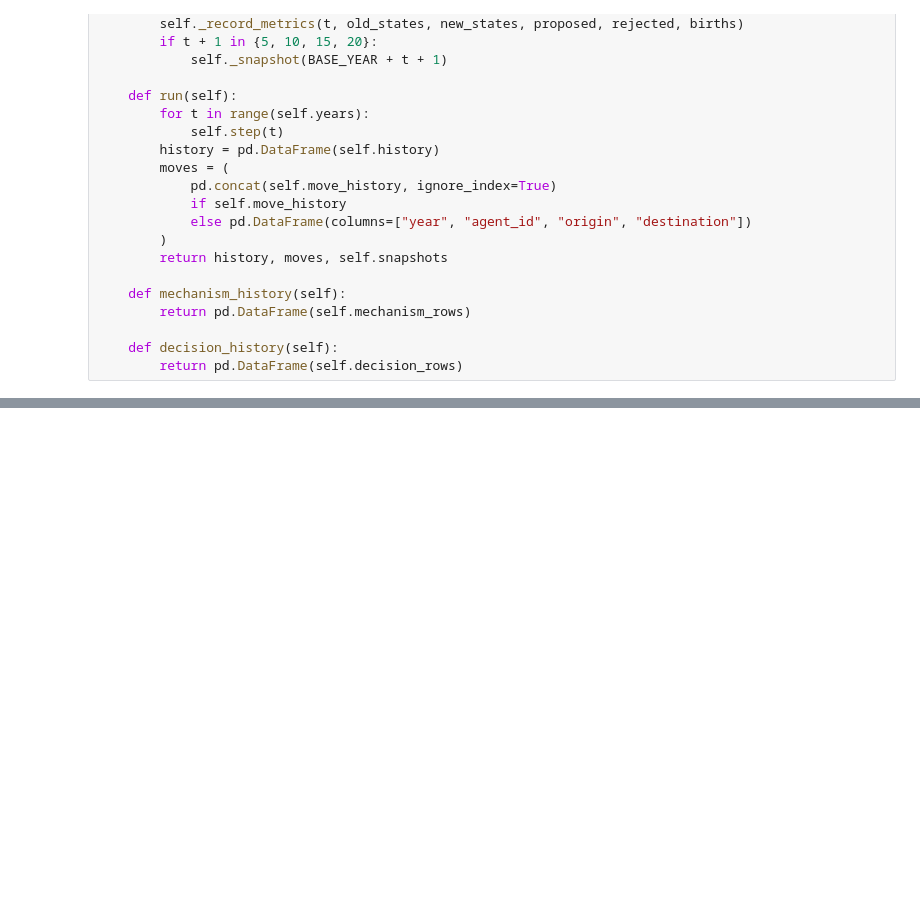
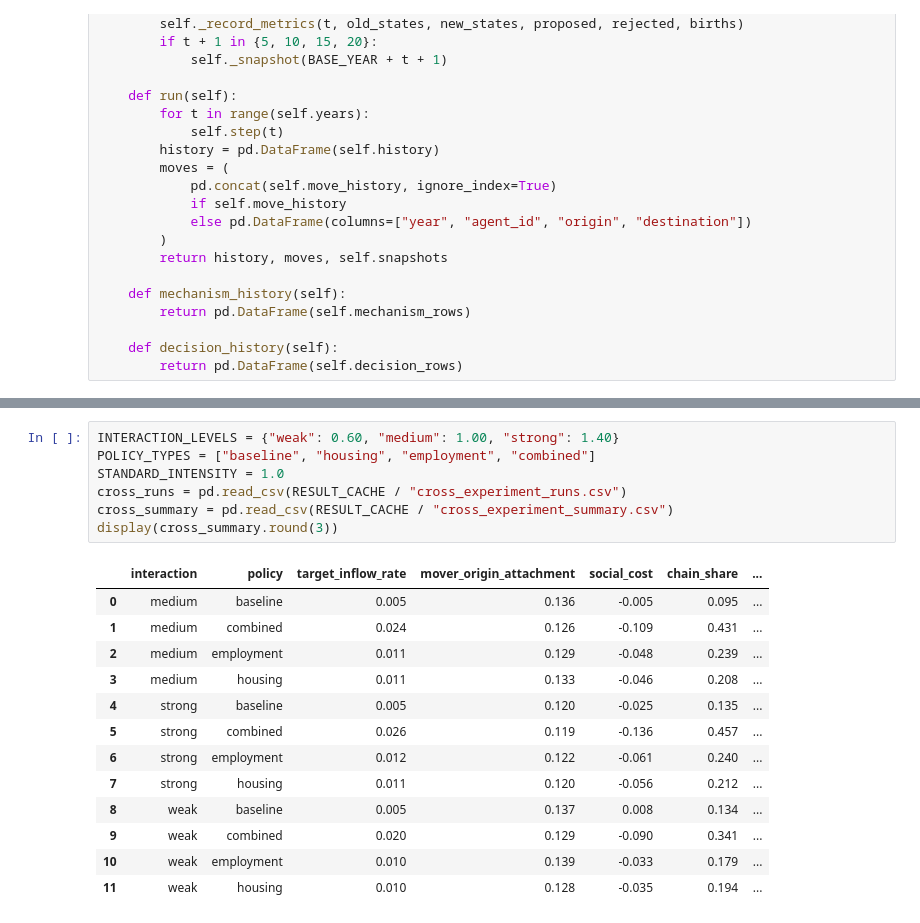
Before and after one commit to Jeremy-Xujia-Chen/CITS4403-GROUP-PROJECT, a Jupyter notebook: 0914-1_v8.ipynb, the cells around one changed output, grey strips where cells are left out. Saved outputs shown, nothing was run; the diff lists cells and outputs as text; blank space fills up the shorter version.

Commit message:
Add move-rate calibration, no-policy baseline and policy x social-tie cross experiment (cells 23-28)

```diff
--- a/0914-1_v8.ipynb
+++ b/0914-1_v8.ipynb
@@ -1459,0 +1501,21 @@ class PolicySocialABM:
+# %%
+INTERACTION_LEVELS = {"weak": 0.60, "medium": 1.00, "strong": 1.40}
+POLICY_TYPES = ["baseline", "housing", "employment", "combined"]
+STANDARD_INTENSITY = 1.0
+cross_runs = pd.read_csv(RESULT_CACHE / "cross_experiment_runs.csv")
+cross_summary = pd.read_csv(RESULT_CACHE / "cross_experiment_summary.csv")
+display(cross_summary.round(3))
+# %% [output]
+|  | interaction | policy | target_inflow_rate | mover_origin_attachment | social_cost | chain_share | ... |
+| 0 | medium | baseline | 0.005 | 0.136 | -0.005 | 0.095 | ... |
+| 1 | medium | combined | 0.024 | 0.126 | -0.109 | 0.431 | ... |
+| 2 | medium | employment | 0.011 | 0.129 | -0.048 | 0.239 | ... |
+| 3 | medium | housing | 0.011 | 0.133 | -0.046 | 0.208 | ... |
+| 4 | strong | baseline | 0.005 | 0.120 | -0.025 | 0.135 | ... |
+| 5 | strong | combined | 0.026 | 0.119 | -0.136 | 0.457 | ... |
+| 6 | strong | employment | 0.012 | 0.122 | -0.061 | 0.240 | ... |
+| 7 | strong | housing | 0.011 | 0.120 | -0.056 | 0.212 | ... |
+| 8 | weak | baseline | 0.005 | 0.137 | 0.008 | 0.134 | ... |
+| 9 | weak | combined | 0.020 | 0.129 | -0.090 | 0.341 | ... |
+| 10 | weak | employment | 0.010 | 0.139 | -0.033 | 0.179 | ... |
+| 11 | weak | housing | 0.010 | 0.128 | -0.035 | 0.194 | ... |
```
Also changed, not shown: parts of 5 cells of this notebook, 4 other files.
